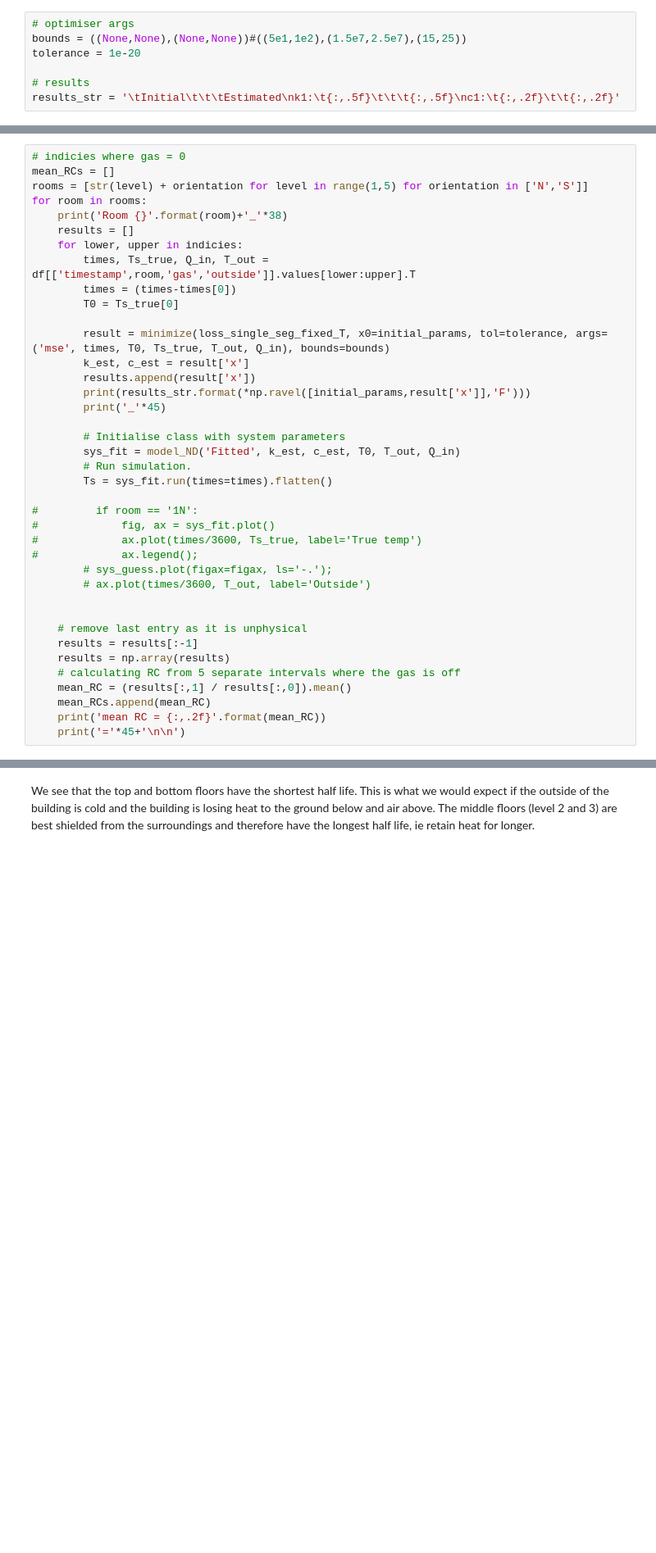
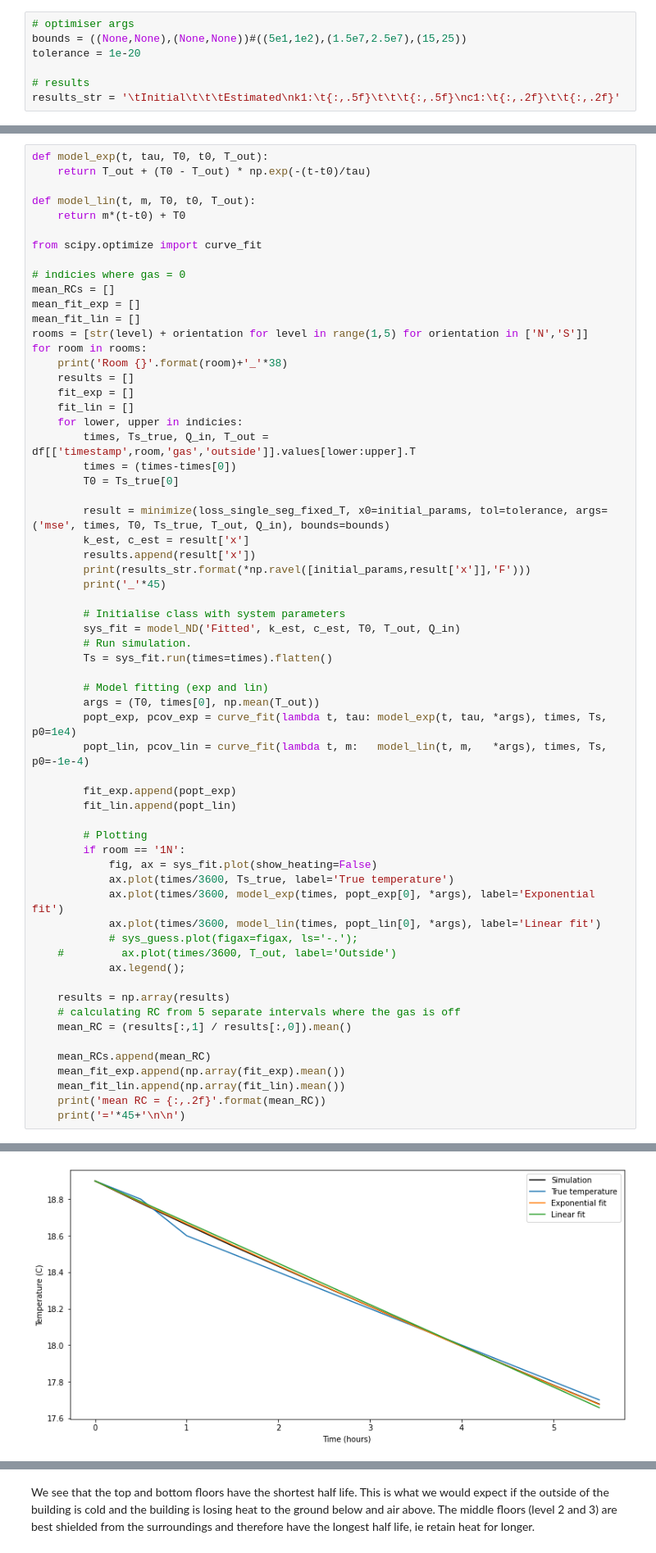
Before and after one commit to harry-rendell/building_simulation, a Jupyter notebook: RC_estimation.ipynb, the cells around one changed output, grey strips where cells are left out. Shown at 82% size. Drawn from its saved outputs; the diff is of its cells as text; blank space fills up the shorter version.

```diff
--- a/RC_estimation.ipynb
+++ b/RC_estimation.ipynb
@@ -89,10 +89,22 @@ c1:     500,000.00              500,000.00
 # %%
+def model_exp(t, tau, T0, t0, T_out):
+    return T_out + (T0 - T_out) * np.exp(-(t-t0)/tau)
+
+def model_lin(t, m, T0, t0, T_out):
+    return m*(t-t0) + T0
+
+from scipy.optimize import curve_fit
+
 # indicies where gas = 0
 mean_RCs = []
+mean_fit_exp = []
+mean_fit_lin = []
 rooms = [str(level) + orientation for level in range(1,5) for orientation in ['N','S']]
 for room in rooms:
     print('Room {}'.format(room)+'_'*38)
     results = []
+    fit_exp = []
+    fit_lin = []
     for lower, upper in indicies:
         times, Ts_true, Q_in, T_out = df[['timestamp',room,'gas','outside']].values[lower:upper].T
         times = (times-times[0])
@@ -109,20 +121,31 @@ for room in rooms:
         # Run simulation.
         Ts = sys_fit.run(times=times).flatten()
 
-#         if room == '1N':
-#             fig, ax = sys_fit.plot()
-#             ax.plot(times/3600, Ts_true, label='True temp')
-#             ax.legend();
-        # sys_guess.plot(figax=figax, ls='-.');
-        # ax.plot(times/3600, T_out, label='Outside')
+        # Model fitting (exp and lin)
+        args = (T0, times[0], np.mean(T_out))
+        popt_exp, pcov_exp = curve_fit(lambda t, tau: model_exp(t, tau, *args), times, Ts, p0=1e4)
+        popt_lin, pcov_lin = curve_fit(lambda t, m:   model_lin(t, m,   *args), times, Ts, p0=-1e-4)
 
+        fit_exp.append(popt_exp)
+        fit_lin.append(popt_lin)
 
-    # remove last entry as it is unphysical
-    results = results[:-1]
+        # Plotting
+        if room == '1N':
+            fig, ax = sys_fit.plot(show_heating=False)
+            ax.plot(times/3600, Ts_true, label='True temperature')
+            ax.plot(times/3600, model_exp(times, popt_exp[0], *args), label='Exponential fit')
+            ax.plot(times/3600, model_lin(times, popt_lin[0], *args), label='Linear fit')
+            # sys_guess.plot(figax=figax, ls='-.');
+    #         ax.plot(times/3600, T_out, label='Outside')
+            ax.legend();
+
     results = np.array(results)
     # calculating RC from 5 separate intervals where the gas is off
     mean_RC = (results[:,1] / results[:,0]).mean()
+
     mean_RCs.append(mean_RC)
+    mean_fit_exp.append(np.array(fit_exp).mean())
+    mean_fit_lin.append(np.array(fit_lin).mean())
     print('mean RC = {:,.2f}'.format(mean_RC))
     print('='*45+'\n\n')
 # %% [output]
@@ -145 +168,2 @@ mean RC = 116,939.03
 =============================================
+[figure, added]
```
Also changed, not shown: parts of 7 cells of this notebook, 4 other files.
